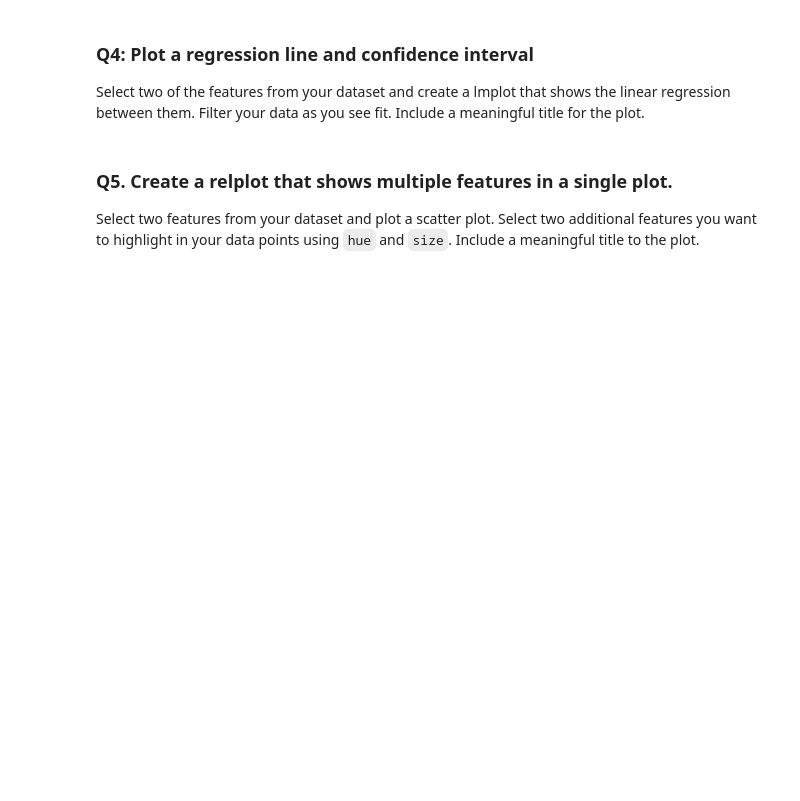
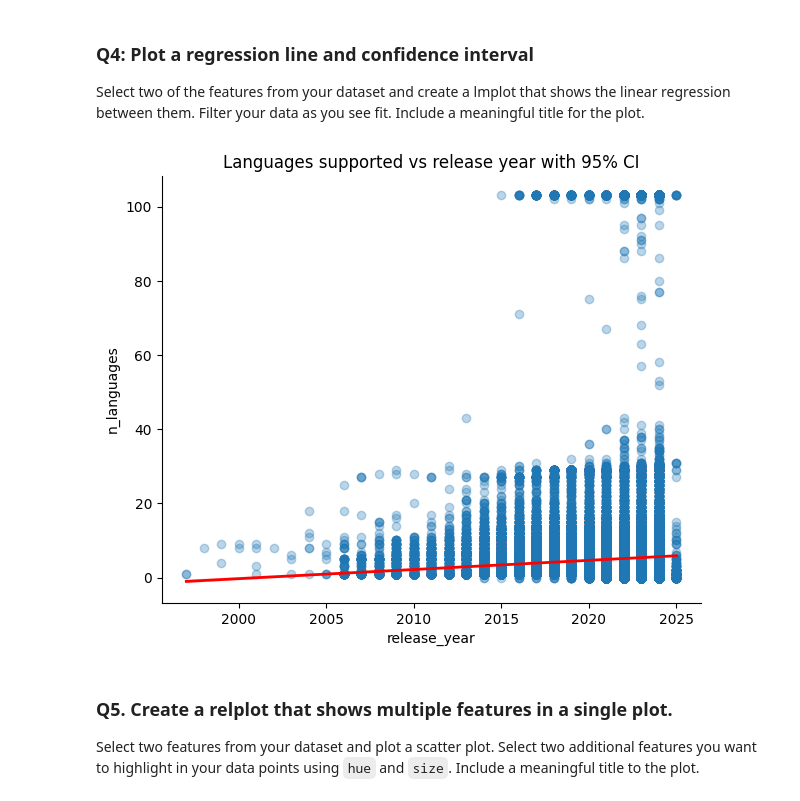
Before and after one commit to CS133-DataVisualization/term-project-team-steam, a Jupyter notebook: CS133_F25_P1_relplot_scatter.ipynb, the cells around one changed output. Saved outputs shown, nothing was run; the diff lists cells and outputs as text; code cells hidden in the pictures; blank space fills up the shorter version.

```diff
--- a/CS133_F25_P1_relplot_scatter.ipynb
+++ b/CS133_F25_P1_relplot_scatter.ipynb
@@ -29,3 +103,16 @@ Select two of the features from your dataset and create a lmplot that shows the
+# %%
+# Your code here . . .
+sns.lmplot(
+    data=df.dropna(subset=["release_year", "n_languages"]),
+    x="release_year", y="n_languages",
+    scatter_kws={"alpha": 0.3},
+    line_kws={"linewidth": 2, "color": "red"},
+    height=5, aspect=1.25
+)
+plt.title("Languages supported vs release year with 95% CI")
+plt.show()
+# %% [output]
+[figure, added]
 # %% [markdown]
 ### Q5. Create a relplot that shows multiple features in a single plot.
 Select two features from your dataset and plot a scatter plot. Select two additional features you want to highlight in your data points using `hue` and `size`. Include a meaningful title to the plot.
```
Also changed, not shown: parts of 13 cells of this notebook.
